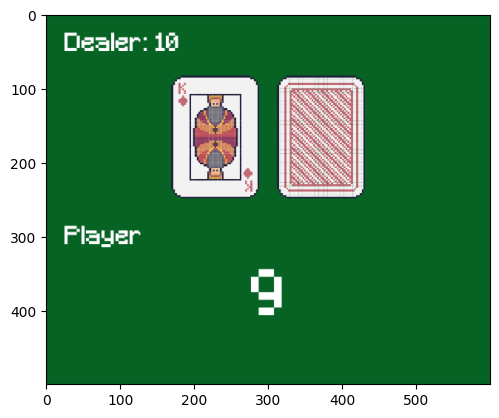
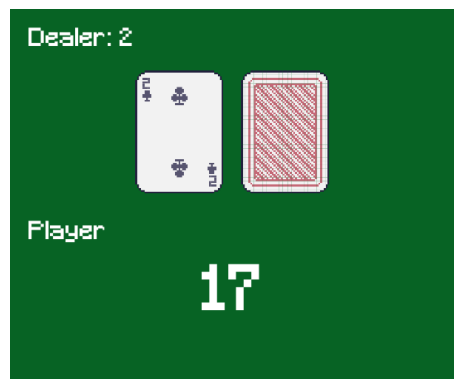
The notebook cell's code change between the first figure and the second:
--- before
+++ after
@@ -13,4 +13,5 @@
         frame = env.render()
         plt.imshow(frame)
+        plt.axis('off')
         plt.show()
         

Commit: Training Images 2 - 56:32